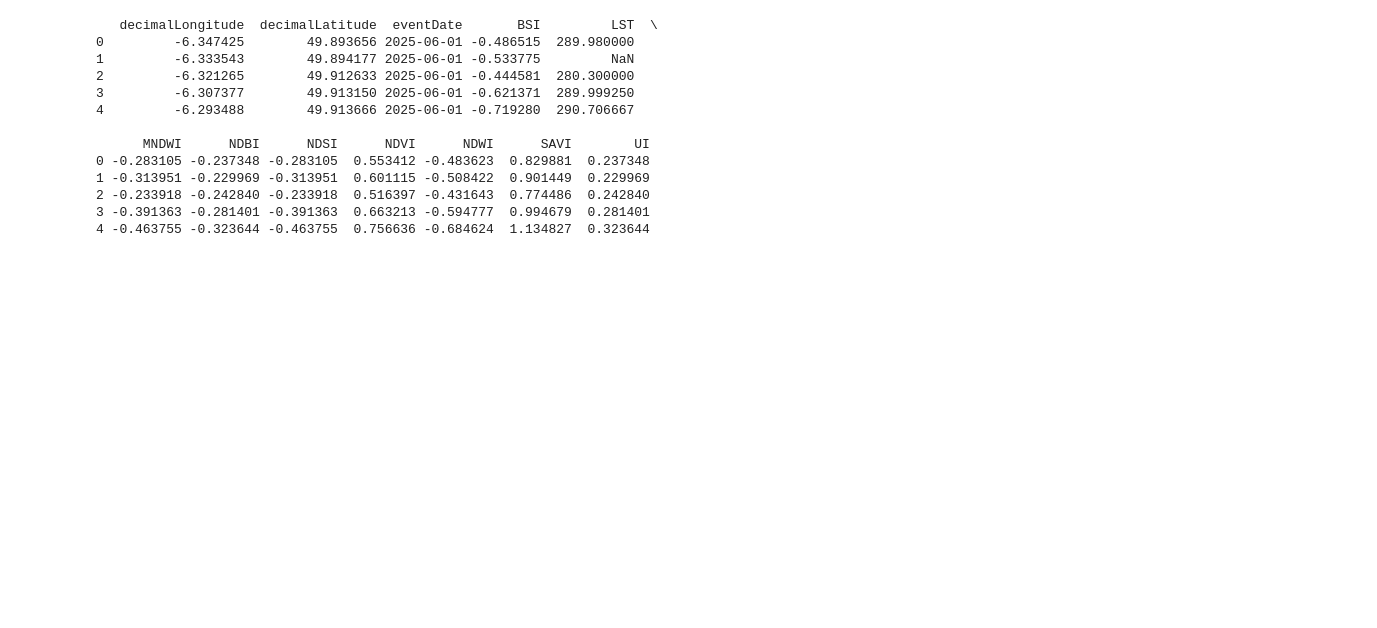
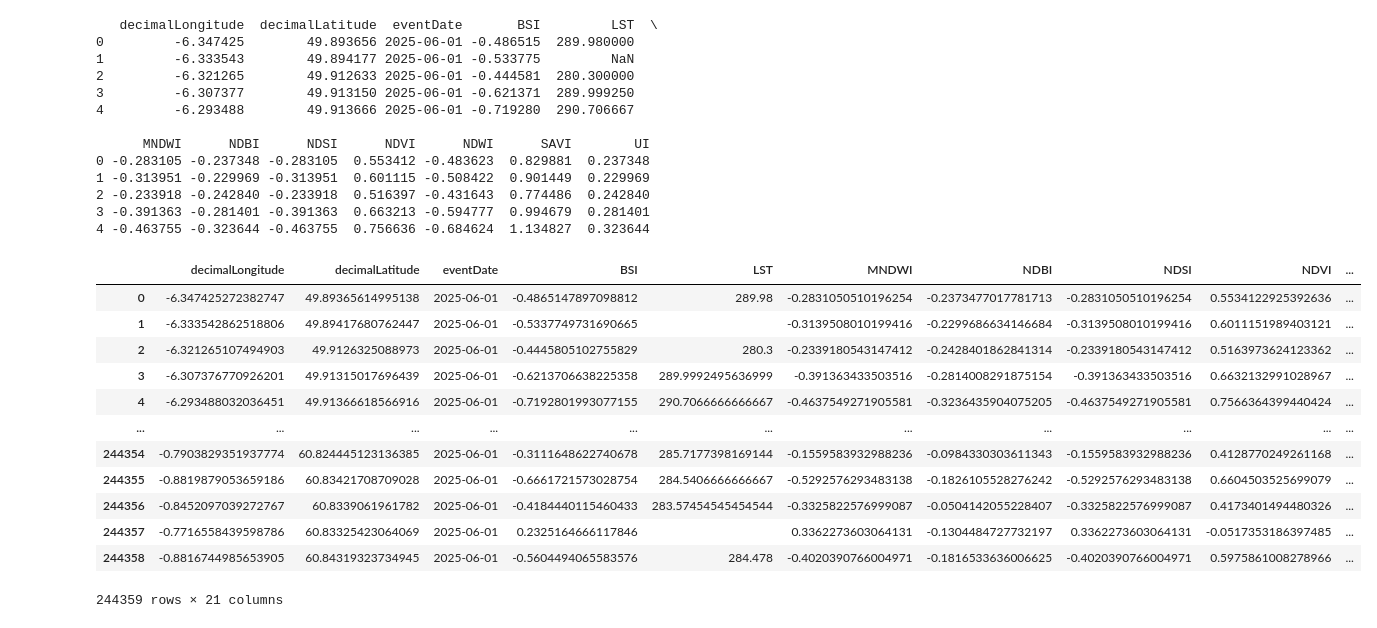
Before and after one commit to arzaan789/Species-Distribution-Modeling, a Jupyter notebook: bat_inference.ipynb, the cells around one changed output. Cells and saved outputs as stored; diff of their text form; code cells hidden in the pictures; blank space fills up the shorter version.

```diff
--- a/bat_inference.ipynb
+++ b/bat_inference.ipynb
@@ -342,4 +342,22 @@ gdf.to_csv("temp.csv", index=False)
+# %%
+gdf = gpd.read_file("temp.csv")
+gdf['distance_to_road'] = pd.to_numeric(gdf['distance_to_road'])
 # %%
 gdf['near_road'] = np.where(gdf['distance_to_road'] <= 500, 1, 0)
+gdf
+# %% [output]
+|  | decimalLongitude | decimalLatitude | eventDate | BSI | LST | MNDWI | NDBI | NDSI | NDVI | ... |
+| 0 | -6.347425272382747 | 49.89365614995138 | 2025-06-01 | -0.4865147897098812 | 289.98 | -0.2831050510196254 | -0.2373477017781713 | -0.2831050510196254 | 0.5534122925392636 | ... |
+| 1 | -6.333542862518806 | 49.89417680762447 | 2025-06-01 | -0.5337749731690665 |  | -0.3139508010199416 | -0.2299686634146684 | -0.3139508010199416 | 0.6011151989403121 | ... |
+| 2 | -6.321265107494903 | 49.9126325088973 | 2025-06-01 | -0.4445805102755829 | 280.3 | -0.2339180543147412 | -0.2428401862841314 | -0.2339180543147412 | 0.5163973624123362 | ... |
+| 3 | -6.307376770926201 | 49.91315017696439 | 2025-06-01 | -0.6213706638225358 | 289.9992495636999 | -0.391363433503516 | -0.2814008291875154 | -0.391363433503516 | 0.6632132991028967 | ... |
+| 4 | -6.293488032036451 | 49.91366618566916 | 2025-06-01 | -0.7192801993077155 | 290.7066666666667 | -0.4637549271905581 | -0.3236435904075205 | -0.4637549271905581 | 0.7566364399440424 | ... |
+| ... | ... | ... | ... | ... | ... | ... | ... | ... | ... | ... |
+| 244354 | -0.7903829351937774 | 60.824445123136385 | 2025-06-01 | -0.3111648622740678 | 285.7177398169144 | -0.1559583932988236 | -0.0984330303611343 | -0.1559583932988236 | 0.4128770249261168 | ... |
+| 244355 | -0.8819879053659186 | 60.83421708709028 | 2025-06-01 | -0.6661721573028754 | 284.5406666666667 | -0.5292576293483138 | -0.1826105528276242 | -0.5292576293483138 | 0.6604503525699079 | ... |
+| 244356 | -0.8452097039272767 | 60.8339061961782 | 2025-06-01 | -0.4184440115460433 | 283.57454545454544 | -0.3325822576999087 | -0.0504142055228407 | -0.3325822576999087 | 0.4173401494480326 | ... |
+| 244357 | -0.7716558439598786 | 60.83325423064069 | 2025-06-01 | 0.2325164666117846 |  | 0.3362273603064131 | -0.1304484727732197 | 0.3362273603064131 | -0.0517353186397485 | ... |
+| 244358 | -0.8816744985653905 | 60.84319323734945 | 2025-06-01 | -0.5604494065583576 | 284.478 | -0.4020390766004971 | -0.1816533636006625 | -0.4020390766004971 | 0.5975861008278966 | ... |
+244359 rows × 21 columns
 # %%
 gdf=gdf.drop(['tile_x', 'tile_y', 'geometry', 'distance_to_road'], axis=1)
```
Also changed, not shown: parts of 11 cells of this notebook, 8 other files.
